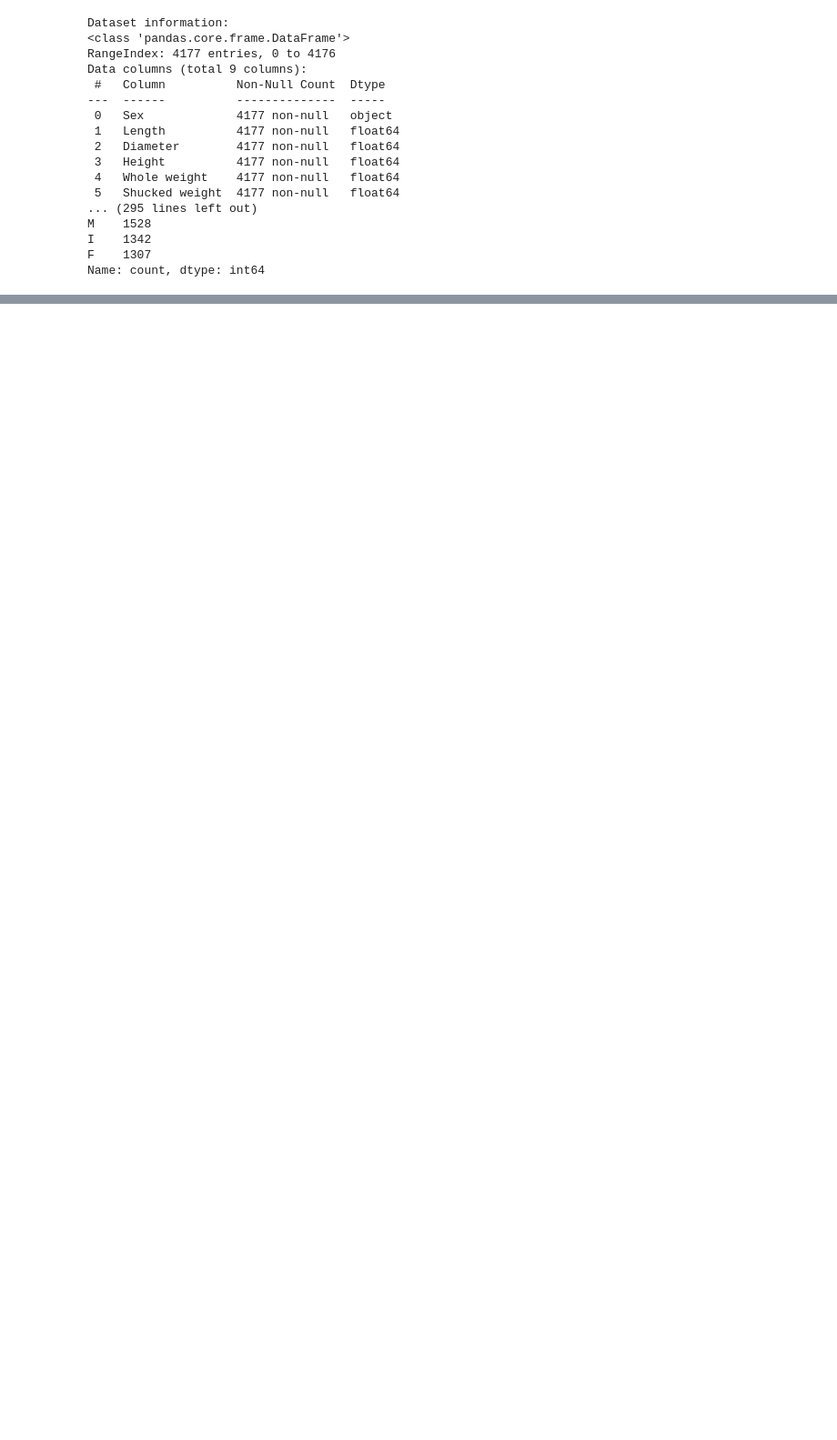
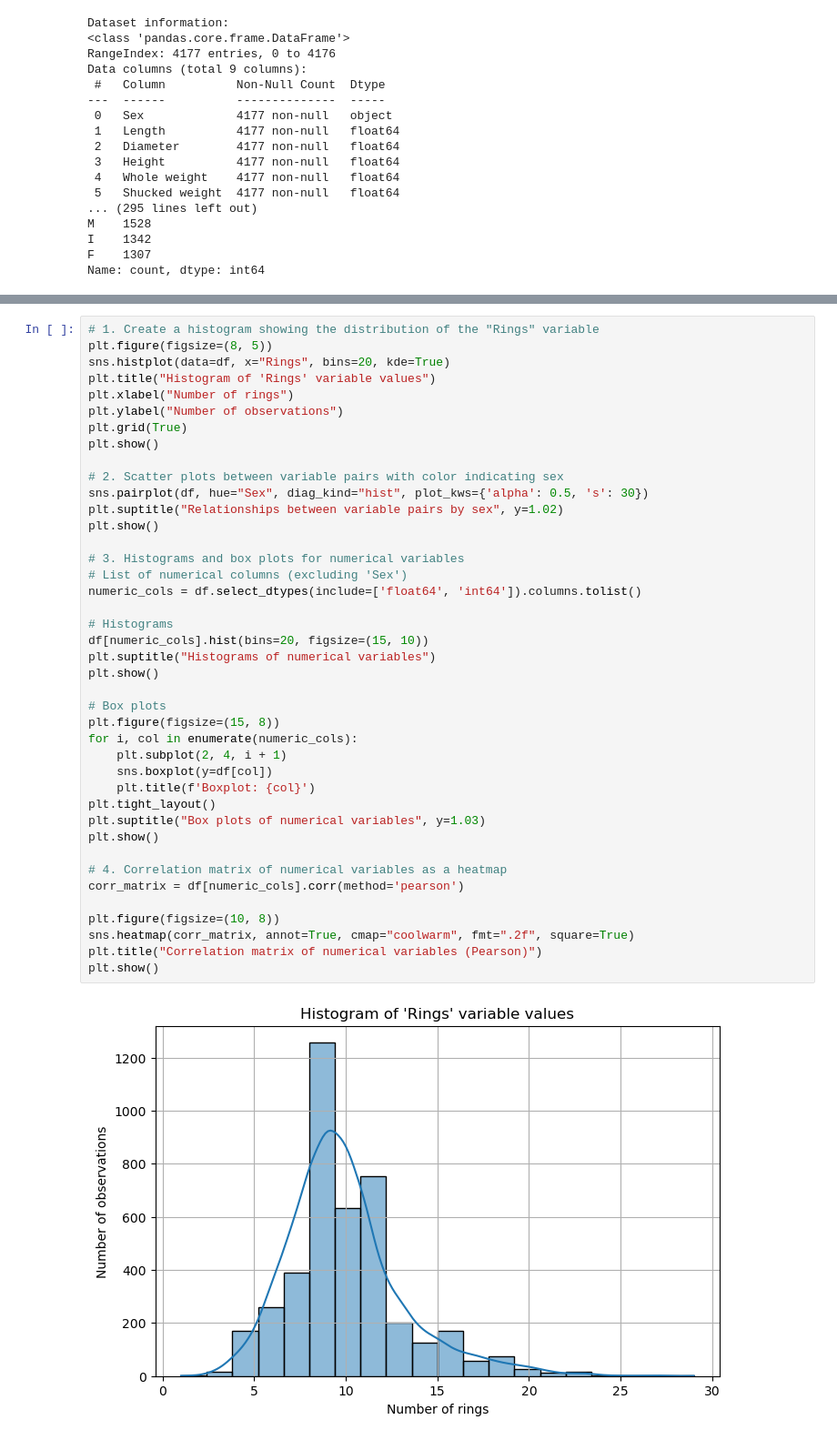
Before and after one commit to lukassso/python-mini-projects, a Jupyter notebook: overview_of_deep_learning/abalone_regression/abalone_regression.ipynb, the cells around one changed output, grey strips where cells are left out. Shown at 91% size. Saved outputs shown, nothing was run; the diff lists cells and outputs as text; blank space fills up the shorter version.

Commit message:
task 2: Visualize Abalone dataset: distributions, pairplots, boxplots, and correlation heatmap

```diff
--- a/overview_of_deep_learning/abalone_regression/abalone_regression.ipynb
+++ b/overview_of_deep_learning/abalone_regression/abalone_regression.ipynb
@@ -54,0 +60,43 @@ Name: count, dtype: int64
+# %%
+# 1. Create a histogram showing the distribution of the "Rings" variable
+plt.figure(figsize=(8, 5))
+sns.histplot(data=df, x="Rings", bins=20, kde=True)
+plt.title("Histogram of 'Rings' variable values")
+plt.xlabel("Number of rings")
+plt.ylabel("Number of observations")
+plt.grid(True)
+plt.show()
+
+# 2. Scatter plots between variable pairs with color indicating sex
+sns.pairplot(df, hue="Sex", diag_kind="hist", plot_kws={'alpha': 0.5, 's': 30})
+plt.suptitle("Relationships between variable pairs by sex", y=1.02)
+plt.show()
+
+# 3. Histograms and box plots for numerical variables
+# List of numerical columns (excluding 'Sex')
+numeric_cols = df.select_dtypes(include=['float64', 'int64']).columns.tolist()
+
+# Histograms
+df[numeric_cols].hist(bins=20, figsize=(15, 10))
+plt.suptitle("Histograms of numerical variables")
+plt.show()
+
+# Box plots
+plt.figure(figsize=(15, 8))
+for i, col in enumerate(numeric_cols):
+    plt.subplot(2, 4, i + 1)
+    sns.boxplot(y=df[col])
+    plt.title(f'Boxplot: {col}')
+plt.tight_layout()
+plt.suptitle("Box plots of numerical variables", y=1.03)
+plt.show()
+
+# 4. Correlation matrix of numerical variables as a heatmap
+corr_matrix = df[numeric_cols].corr(method='pearson')
+
+plt.figure(figsize=(10, 8))
+sns.heatmap(corr_matrix, annot=True, cmap="coolwarm", fmt=".2f", square=True)
+plt.title("Correlation matrix of numerical variables (Pearson)")
+plt.show()
+# %% [output]
+[figure, added]
```
Also changed, not shown: parts of 3 cells of this notebook.
